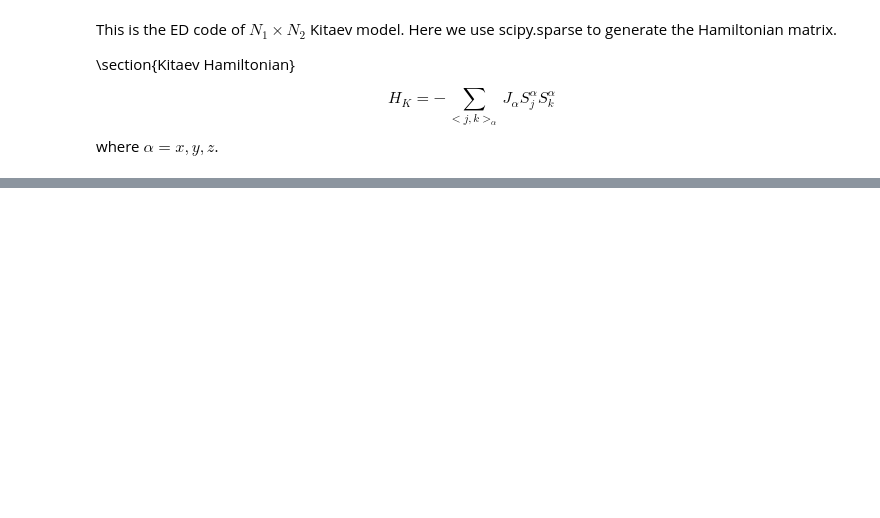
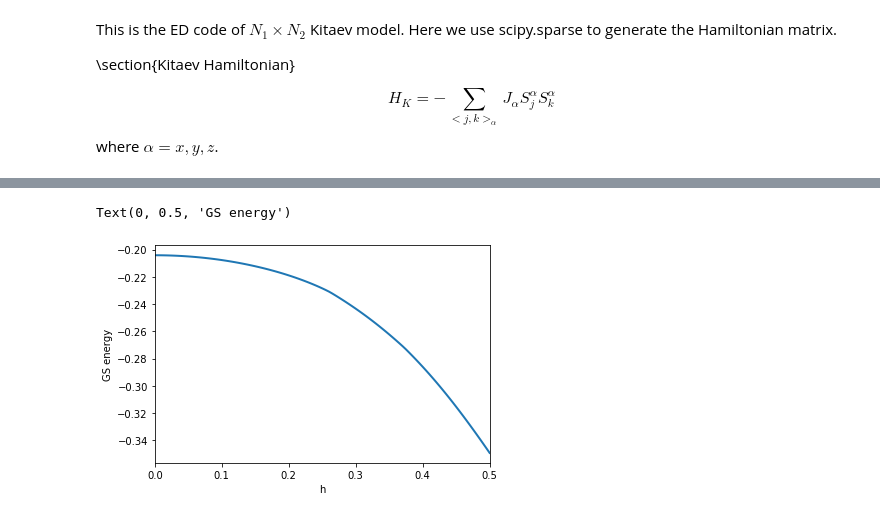
Before and after one commit to Sharon-Liang/ED-learning, a Jupyter notebook: Kitaev_sparse.ipynb, the cells around one changed output, grey strips where cells are left out. Saved outputs shown, nothing was run; the diff lists cells and outputs as text; code cells hidden in the pictures; blank space fills up the shorter version.

Commit message:
add magnetic field Hamiltnian and magnetization

```diff
--- a/Kitaev_sparse.ipynb
+++ b/Kitaev_sparse.ipynb
@@ -100,0 +142,33 @@ print(C)
+# %%
+'''TEST CODE'''
+from scipy.sparse.linalg import eigsh
+
+J = -np.ones(3)
+N1 = 2
+N2 = 3
+SiteNum = N1 * N2 * 2
+dim = pow(2, SiteNum)
+Hk = KitaevRhom_sparse(J, N1, N2)
+
+hmin = 0
+hmax = 0.5
+step = 101
+
+a = np.linspace(hmin, hmax, step)
+e = np.zeros([step, 6])
+v = {} # eigen vectors
+
+for i in range(step):
+    field = np.array([1,1,1]) * a[i]
+    if i%(step//5) == 0:
+        print(field)
+
+    Hm = MagHam_sparse(field, N1, N2)
+    H = Hk + Hm
+
+    vec = np.zeros([dim,6])
+    e[i,:], vec = eigsh (H, k=6, which ='SA')
+    e[i,:].sort()
+
+    if i==step-1:
+        print('finish')
@@ -100,0 +183,10 @@ print(C)
+# %%
+import matplotlib.pyplot as plt
+
+plt.plot(a,e[:,0]/ SiteNum, linewidth = 2)
+plt.xlim(0,0.5)
+plt.xlabel('h')
+plt.ylabel('GS energy')
+# %% [output]
+Text(0, 0.5, 'GS energy')
+[figure, added]
```
Also changed, not shown: parts of 9 cells of this notebook.
